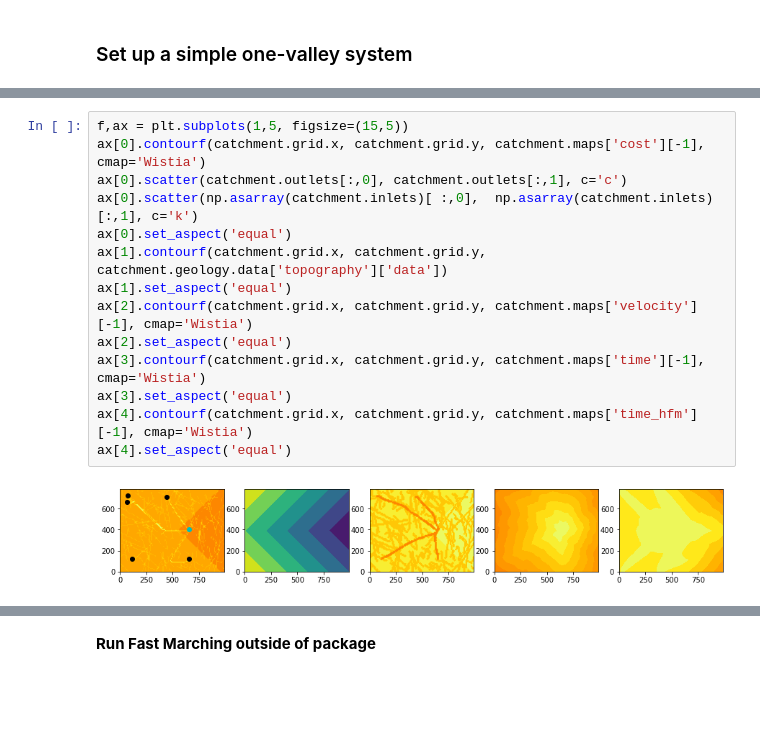
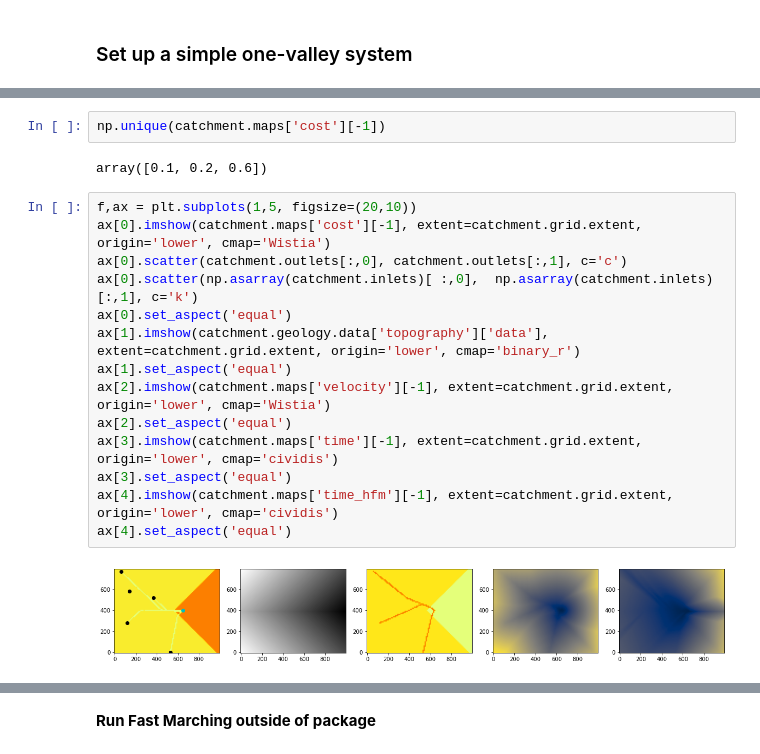
Before and after one commit to randlab/pyKasso, a Jupyter notebook: notebooks/pyKasso_HFM.ipynb, the cells around one changed output, grey strips where cells are left out. Saved outputs shown, nothing was run; the diff lists cells and outputs as text; blank space fills up the shorter version.

```diff
--- a/notebooks/pyKasso_HFM.ipynb
+++ b/notebooks/pyKasso_HFM.ipynb
@@ -136,17 +144,21 @@ Computing:
+# %%
+np.unique(catchment.maps['cost'][-1])
+# %% [output]
+array([0.1, 0.2, 0.6])
 # %%
-f,ax = plt.subplots(1,5, figsize=(15,5))
-ax[0].contourf(catchment.grid.x, catchment.grid.y, catchment.maps['cost'][-1], cmap='Wistia')
+f,ax = plt.subplots(1,5, figsize=(20,10))
+ax[0].imshow(catchment.maps['cost'][-1], extent=catchment.grid.extent, origin='lower', cmap='Wistia')
 ax[0].scatter(catchment.outlets[:,0], catchment.outlets[:,1], c='c')
 ax[0].scatter(np.asarray(catchment.inlets)[ :,0],  np.asarray(catchment.inlets)[:,1], c='k')
 ax[0].set_aspect('equal')
-ax[1].contourf(catchment.grid.x, catchment.grid.y, catchment.geology.data['topography']['data'])
+ax[1].imshow(catchment.geology.data['topography']['data'], extent=catchment.grid.extent, origin='lower', cmap='binary_r')
 ax[1].set_aspect('equal')
-ax[2].contourf(catchment.grid.x, catchment.grid.y, catchment.maps['velocity'][-1], cmap='Wistia')
+ax[2].imshow(catchment.maps['velocity'][-1], extent=catchment.grid.extent, origin='lower', cmap='Wistia')
 ax[2].set_aspect('equal')
-ax[3].contourf(catchment.grid.x, catchment.grid.y, catchment.maps['time'][-1], cmap='Wistia')
+ax[3].imshow(catchment.maps['time'][-1], extent=catchment.grid.extent, origin='lower', cmap='cividis')
 ax[3].set_aspect('equal')
-ax[4].contourf(catchment.grid.x, catchment.grid.y, catchment.maps['time_hfm'][-1], cmap='Wistia')
+ax[4].imshow(catchment.maps['time_hfm'][-1], extent=catchment.grid.extent, origin='lower', cmap='cividis')
 ax[4].set_aspect('equal')
 # %% [output]
-[figure, old version]
+[figure, new version]
 # %%
```
Also changed, not shown: parts of 5 cells of this notebook, 4 other files.
